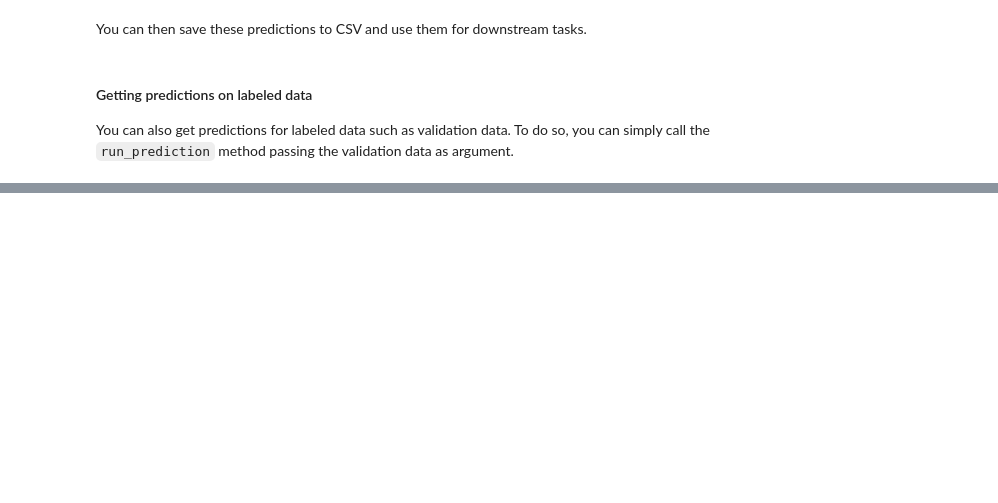
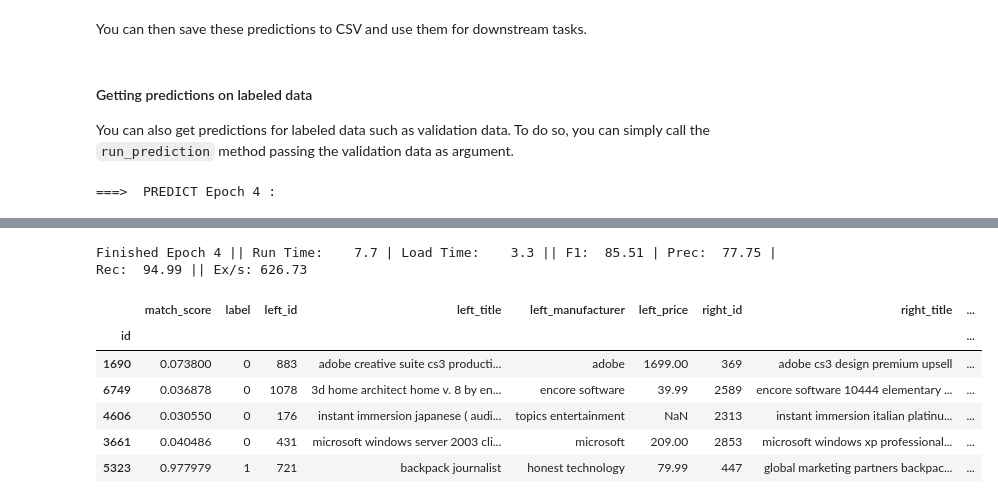
Before and after one commit to anhaidgroup/deepmatcher, a Jupyter notebook: examples/getting_started.ipynb, the cells around one changed output, grey strips where cells are left out. Drawn from its saved outputs; the diff is of its cells as text; code cells hidden in the pictures; blank space fills up the shorter version.

```diff
--- a/examples/getting_started.ipynb
+++ b/examples/getting_started.ipynb
@@ -154,5 +212,5 @@ model.run_train(
 Now that we have a trained model for entity matching, we can now evaluate its accuracy on test data, to estimate the performance of the model on unlabeled data.
 # %%
 # Compute F1 on test set
-sif_model.run_eval(test)
+model.run_eval(test)
 # %% [output]
@@ -182,5 +264,7 @@ predictions.to_csv('sample_data/unlabeled_predictions.csv')
 
 You can also get predictions for labeled data such as validation data. To do so, you can simply call the `run_prediction` method passing the validation data as argument.
 # %%
-valid_predictions = model.run_prediction(validation, output_processed_attributes=True)
+valid_predictions = model.run_prediction(train, output_attributes=True)
 valid_predictions.head()
+# %% [output]
+===>  PREDICT Epoch 4 :
@@ -186,0 +273,8 @@ valid_predictions.head()
+Finished Epoch 4 || Run Time:    7.7 | Load Time:    3.3 || F1:  85.51 | Prec:  77.75 | Rec:  94.99 || Ex/s: 626.73
+|  | match_score | label | left_id | left_title | left_manufacturer | left_price | right_id | right_title | ... |
+| id |  |  |  |  |  |  |  |  | ... |
+| 1690 | 0.073800 | 0 | 883 | adobe creative suite cs3 producti... | adobe | 1699.00 | 369 | adobe cs3 design premium upsell | ... |
+| 6749 | 0.036878 | 0 | 1078 | 3d home architect home v. 8 by en... | encore software | 39.99 | 2589 | encore software 10444 elementary ... | ... |
+| 4606 | 0.030550 | 0 | 176 | instant immersion japanese ( audi... | topics entertainment | NaN | 2313 | instant immersion italian platinu... | ... |
+| 3661 | 0.040486 | 0 | 431 | microsoft windows server 2003 cli... | microsoft | 209.00 | 2853 | microsoft windows xp professional... | ... |
+| 5323 | 0.977979 | 1 | 721 | backpack journalist | honest technology | 79.99 | 447 | global marketing partners backpac... | ... |
```
Also changed, not shown: parts of 13 cells of this notebook, 5 other files.
